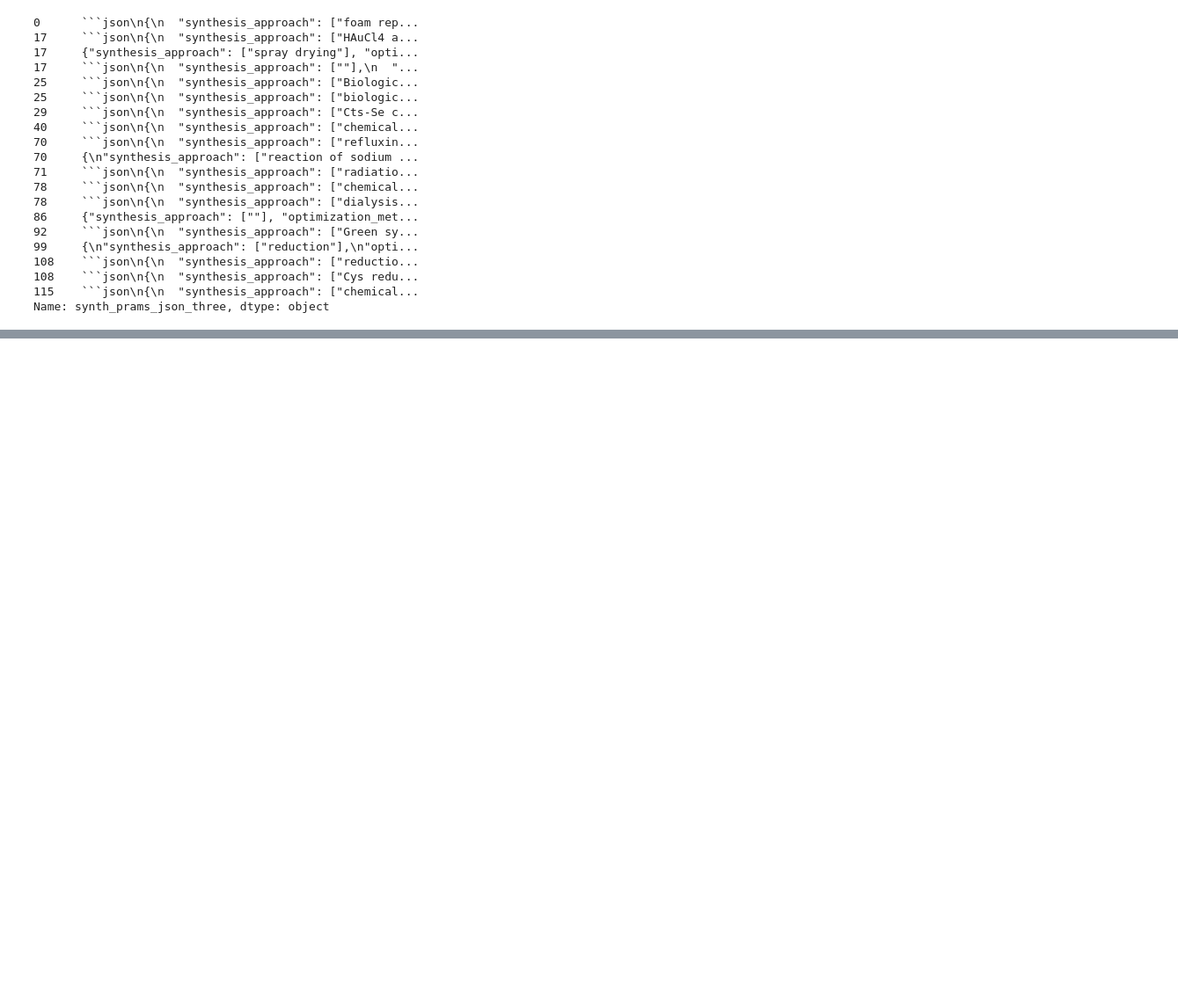
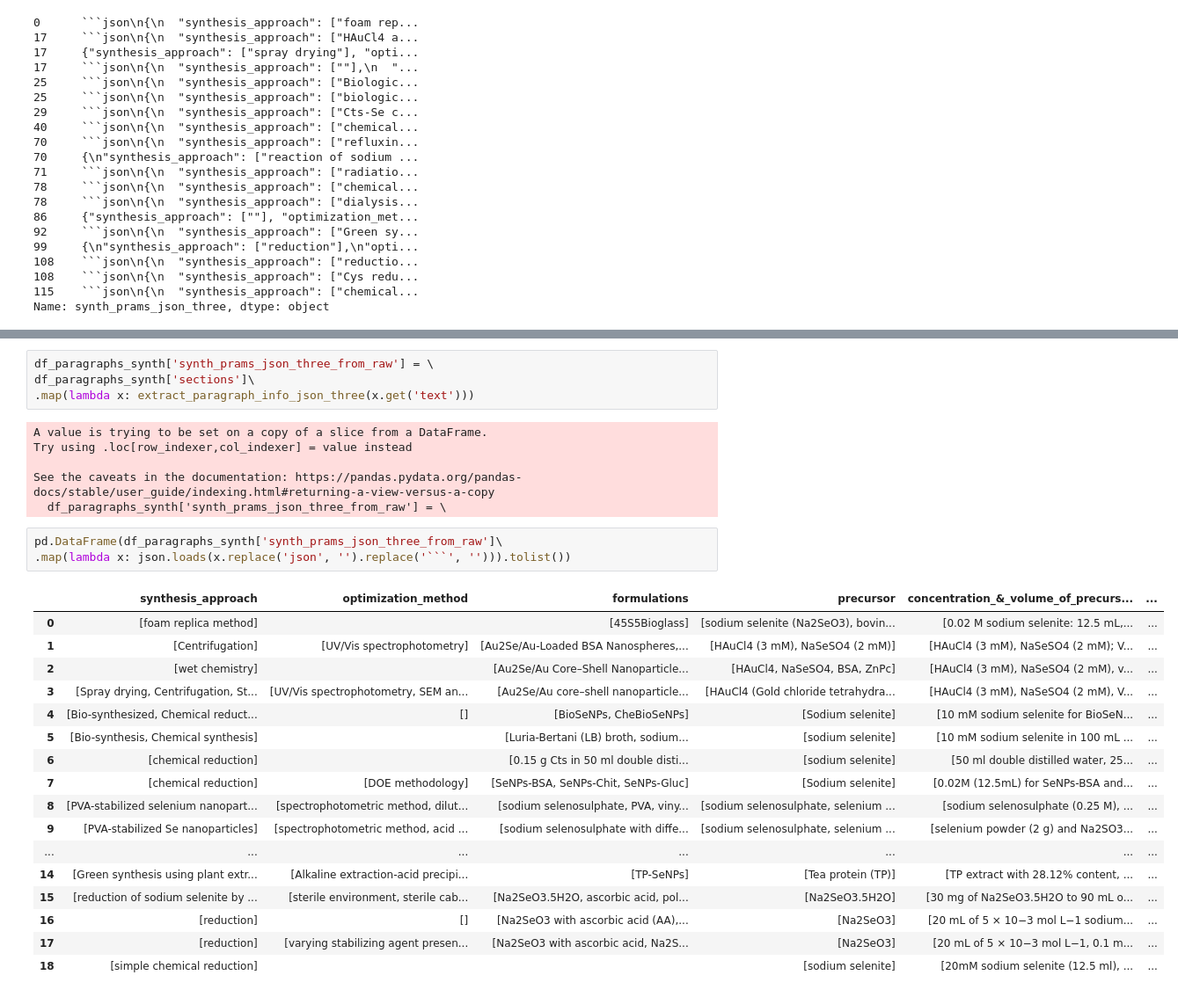
Before and after one commit to zorankiki/gpt4_for_SeNp_research, a Jupyter notebook: synth_parameters_extraction_demo.ipynb, the cells around one changed output, grey strips where cells are left out. Shown at 88% size. Saved outputs shown, nothing was run; the diff lists cells and outputs as text; blank space fills up the shorter version.

````diff
--- a/synth_parameters_extraction_demo.ipynb
+++ b/synth_parameters_extraction_demo.ipynb
@@ -93,3 +93,34 @@ pd.DataFrame(df_paragraphs_synth['synth_prams_json_three']\
 | 16 | [reduction] | [] | [Na2SeO3 with ascorbic acid with ... | [Na2SeO3, ascorbic acid] | [Na2SeO3: 5 × 10−3 mol L−1, 20 mL... | ... |
 | 17 | [Cys reduction, PVA stabilization] | [centrifugation, decantation, rin... | [] | [Na2SeO3] | [0.1 mol L−1 Na2SeO3, 50 × 10−3 m... | ... |
 | 18 | [chemical reduction] |  |  | [sodium selenite] | [20mM sodium selenite (12.5 ml), ... | ... |
+# %%
+df_paragraphs_synth['synth_prams_json_three_from_raw'] = \
+df_paragraphs_synth['sections']\
+.map(lambda x: extract_paragraph_info_json_three(x.get('text')))
+# %% [output]
+A value is trying to be set on a copy of a slice from a DataFrame.
+Try using .loc[row_indexer,col_indexer] = value instead
+
+See the caveats in the documentation: https://pandas.pydata.org/pandas-docs/stable/user_guide/indexing.html#returning-a-view-versus-a-copy
+  df_paragraphs_synth['synth_prams_json_three_from_raw'] = \
+# %%
+pd.DataFrame(df_paragraphs_synth['synth_prams_json_three_from_raw']\
+.map(lambda x: json.loads(x.replace('json', '').replace('```', ''))).tolist())
+# %% [output]
+|  | synthesis_approach | optimization_method | formulations | precursor | concentration_&_volume_of_precurs... | ... |
+| 0 | [foam replica method] |  | [45S5Bioglass] | [sodium selenite (Na2SeO3), bovin... | [0.02 M sodium selenite: 12.5 mL,... | ... |
+| 1 | [Centrifugation] | [UV/Vis spectrophotometry] | [Au2Se/Au-Loaded BSA Nanospheres,... | [HAuCl4 (3 mM), NaSeSO4 (2 mM)] | [HAuCl4 (3 mM), NaSeSO4 (2 mM); V... | ... |
+| 2 | [wet chemistry] |  | [Au2Se/Au Core–Shell Nanoparticle... | [HAuCl4, NaSeSO4, BSA, ZnPc] | [HAuCl4 (3 mM), NaSeSO4 (2 mM), v... | ... |
+| 3 | [Spray drying, Centrifugation, St... | [UV/Vis spectrophotometry, SEM an... | [Au2Se/Au core–shell nanoparticle... | [HAuCl4 (Gold chloride tetrahydra... | [HAuCl4 (3 mM), NaSeSO4 (2 mM), V... | ... |
+| 4 | [Bio-synthesized, Chemical reduct... | [] | [BioSeNPs, CheBioSeNPs] | [Sodium selenite] | [10 mM sodium selenite for BioSeN... | ... |
+| 5 | [Bio-synthesis, Chemical synthesis] |  | [Luria-Bertani (LB) broth, sodium... | [sodium selenite] | [10 mM sodium selenite in 100 mL ... | ... |
+| 6 | [chemical reduction] |  | [0.15 g Cts in 50 ml double disti... | [sodium selenite] | [50 ml double distilled water, 25... | ... |
+| 7 | [chemical reduction] | [DOE methodology] | [SeNPs-BSA, SeNPs-Chit, SeNPs-Gluc] | [Sodium selenite] | [0.02M (12.5mL) for SeNPs-BSA and... | ... |
+| 8 | [PVA-stabilized selenium nanopart... | [spectrophotometric method, dilut... | [sodium selenosulphate, PVA, viny... | [sodium selenosulphate, selenium ... | [sodium selenosulphate (0.25 M), ... | ... |
+| 9 | [PVA-stabilized Se nanoparticles] | [spectrophotometric method, acid ... | [sodium selenosulphate with diffe... | [sodium selenosulphate, selenium ... | [selenium powder (2 g) and Na2SO3... | ... |
+| ... | ... | ... | ... | ... | ... | ... |
+| 14 | [Green synthesis using plant extr... | [Alkaline extraction-acid precipi... | [TP-SeNPs] | [Tea protein (TP)] | [TP extract with 28.12% content, ... | ... |
+| 15 | [reduction of sodium selenite by ... | [sterile environment, sterile cab... | [Na2SeO3.5H2O, ascorbic acid, pol... | [Na2SeO3.5H2O] | [30 mg of Na2SeO3.5H2O to 90 mL o... | ... |
+| 16 | [reduction] | [] | [Na2SeO3 with ascorbic acid (AA),... | [Na2SeO3] | [20 mL of 5 × 10−3 mol L−1 sodium... | ... |
+| 17 | [reduction] | [varying stabilizing agent presen... | [Na2SeO3 with ascorbic acid, Na2S... | [Na2SeO3] | [20 mL of 5 × 10−3 mol L−1, 0.1 m... | ... |
+| 18 | [simple chemical reduction] |  |  | [sodium selenite] | [20mM sodium selenite (12.5 ml), ... | ... |
````
Also changed, not shown: parts of 1 cell of this notebook, 2 other files.
